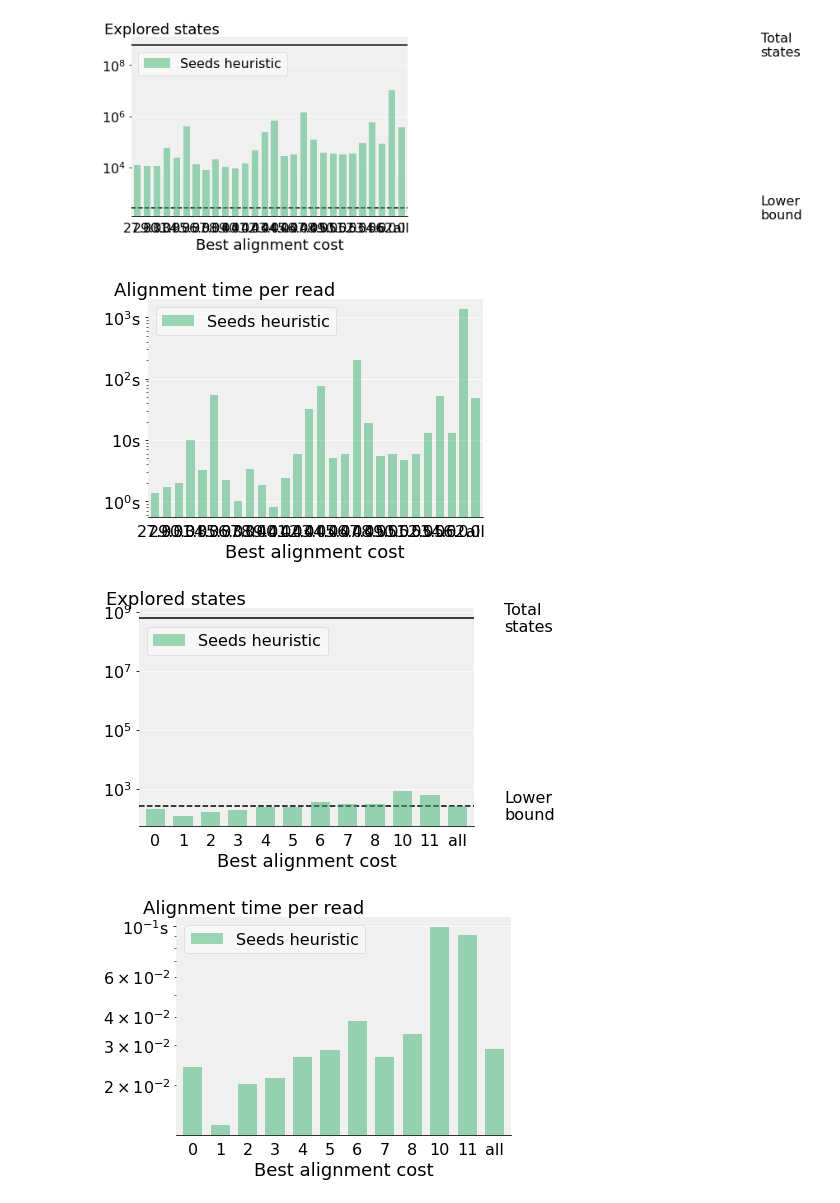
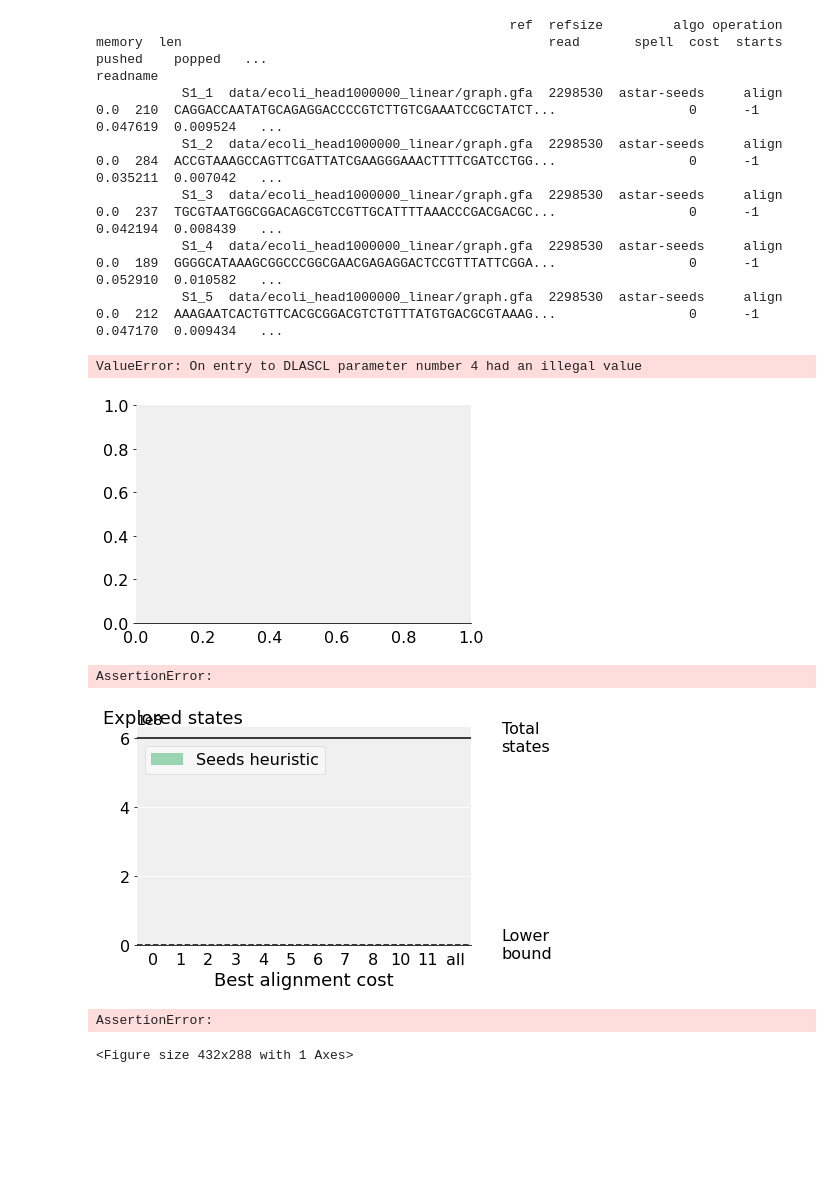
Before and after one commit to eth-sri/astarix, a Jupyter notebook: evals/astar_vs_dijkstra.ipynb, the cells around one changed output. Drawn from its saved outputs; the diff is of its cells as text; code cells hidden in the pictures; blank space fills up the shorter version.

Commit message:
prep for auto params

```diff
--- a/evals/astar_vs_dijkstra.ipynb
+++ b/evals/astar_vs_dijkstra.ipynb
@@ -125,7 +125,7 @@ def astar_vs_dijkstra_img(df, x, y, hline, prefix):
     #plt.savefig(prefix+'_'+x+'-'+y+'.pdf', bbox_inches='tight')
     plt.savefig(plots_dir/(prefix+'_'+x+'-'+y+'.png'), bbox_inches='tight')
 # %%
-def draw_one(df, x, y, hline, prefix):
+def draw_one(df, x, y, hline, prefix, is_log=True):
     #fig, ax = plt.subplots()
     fig, ax = plt.subplots(1, 1)
     fig.set_size_inches(6, 4, forward=True)
@@ -162,7 +162,9 @@ def draw_one(df, x, y, hline, prefix):
     z = {}
     for algo in d.columns:
         s = d[algo].dropna()
-        z[algo] = np.polyfit(s.index, np.log(s), 1)
+        ydata = np.log(s) if is_log else s
+        z[algo] = np.polyfit(s.index, ydata, 1)
+
     xs = list(d.index)
     d = d.append(df.groupby('algo')[y].mean().rename('all'))
     xs.append(xs[-1]+0.8)  # extrapolation
@@ -185,7 +187,8 @@ def draw_one(df, x, y, hline, prefix):
         ax.axhline(y=df.len.median(), color='k', linestyle='--', label=df.ref[0])  # xmin=min(df[x]), xmax=max(df[x])+1,
         ax.text(max(df[x])+1.7, df.len.median(), 'Lower\nbound', ha='left', va='center', size=16)
 
-    ax.set_yscale('log')
+    if is_log:
+        ax.set_yscale('log')
 
     #ax.grid(True, which='both', axis='y', color='w')
     #ax.grid(False, axis='x', which='both')
@@ -205,24 +208,34 @@ def draw_one(df, x, y, hline, prefix):
 # %%
 #def run(experiment_name, tsv_file, plots_dir):
 experiment_name = 'ecoli_clr300'
 plots_dir = Path('plots')
-df = read_astarix_performance('results/ecoli_clr_300_2errors.tsv')
+df = read_astarix_performance('results/ecoli_clr_300_1errors.tsv')
+print(df.head())
 #df = df.append(read_astarix_performance('tmp/ecoli_head1000000_linear_long_clr/astar-default/alignments.tsv'), ignore_index=True)
 draw_one(df, y='explored_states', x='cost', hline=True, prefix=experiment_name)
 draw_one(df, y='t(map)', x='cost', hline=False, prefix=experiment_name)
 # %% [output]
+                                                     ref  refsize         algo operation  memory  len                                               read       spell  cost  starts    pushed    popped   ...
+readname
+           S1_1  data/ecoli_head1000000_linear/graph.gfa  2298530  astar-seeds     align     0.0  210  CAGGACCAATATGCAGAGGACCCCGTCTTGTCGAAATCCGCTATCT...                 0      -1  0.047619  0.009524   ...
+           S1_2  data/ecoli_head1000000_linear/graph.gfa  2298530  astar-seeds     align     0.0  284  ACCGTAAAGCCAGTTCGATTATCGAAGGGAAACTTTTCGATCCTGG...                 0      -1  0.035211  0.007042   ...
+           S1_3  data/ecoli_head1000000_linear/graph.gfa  2298530  astar-seeds     align     0.0  237  TGCGTAATGGCGGACAGCGTCCGTTGCATTTTAAACCCGACGACGC...                 0      -1  0.042194  0.008439   ...
+           S1_4  data/ecoli_head1000000_linear/graph.gfa  2298530  astar-seeds     align     0.0  189  GGGGCATAAAGCGGCCCGGCGAACGAGAGGACTCCGTTTATTCGGA...                 0      -1  0.052910  0.010582   ...
+           S1_5  data/ecoli_head1000000_linear/graph.gfa  2298530  astar-seeds     align     0.0  212  AAAGAATCACTGTTCACGCGGACGTCTGTTTATGTGACGCGTAAAG...                 0      -1  0.047170  0.009434   ...
+ValueError: On entry to DLASCL parameter number 4 had an illegal value
-[figure, old version]
+[figure, new version]
-[figure, removed]
 # %%
 experiment_name = 'ecoli_ccs300'
 plots_dir = Path('plots')
 df = read_astarix_performance('results/ecoli_ccs_300_0errors.tsv')
 #df = df.append(read_astarix_performance('tmp/ecoli_head1000000_linear_long_clr/astar-default/alignments.tsv'), ignore_index=True)
-draw_one(df, y='explored_states', x='cost', hline=True, prefix=experiment_name)
-draw_one(df, y='t(map)', x='cost', hline=False, prefix=experiment_name)
+draw_one(df, y='explored_states', x='cost', hline=True, prefix=experiment_name, is_log=False)
+draw_one(df, y='t(map)', x='cost', hline=False, prefix=experiment_name, is_log=False)
 # %% [output]
+AssertionError:
-[figure, old version]
+[figure, new version]
-[figure, removed]
+AssertionError:
+<Figure size 432x288 with 1 Axes>
 # %%
 astar_vs_dijkstra_img(df, y='explored_states', x='cost', hline=True, prefix='heuristic_'+experiment_name)
 astar_vs_dijkstra_img(df, y='t(map)', x='cost', hline=False, prefix='heuristic_'+experiment_name)
```
Also changed, not shown: parts of 2 cells of this notebook, 5 other files.
